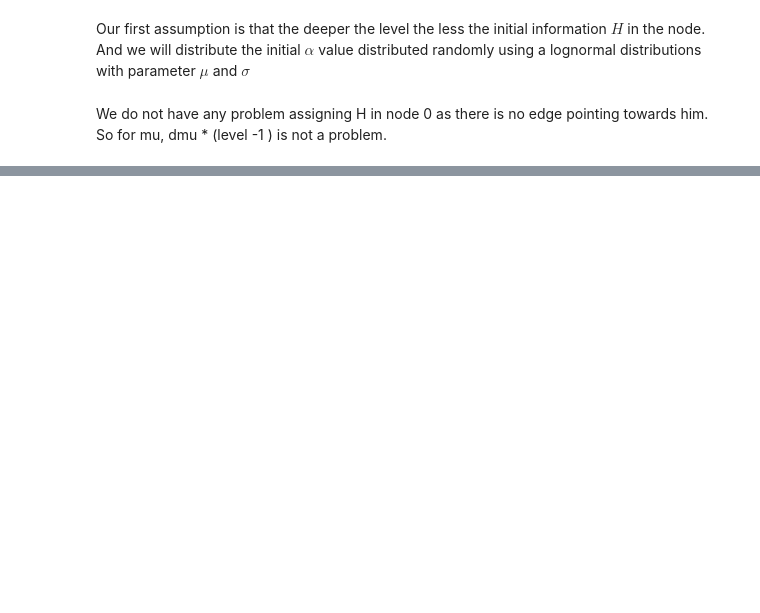
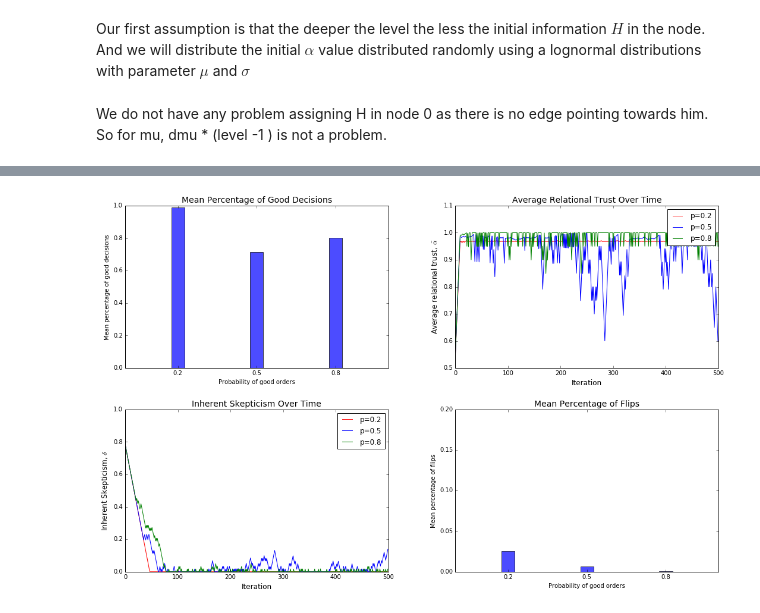
Before and after one commit to arefindk/csss16-trust, a Jupyter notebook: simple-model/trust-v1.ipynb, the cells around one changed output, grey strips where cells are left out. Saved outputs shown, nothing was run; the diff lists cells and outputs as text; code cells hidden in the pictures; blank space fills up the shorter version.

```diff
--- a/simple-model/trust-v1.ipynb
+++ b/simple-model/trust-v1.ipynb
@@ -96,10 +89,12 @@ nx.get_edge_attributes(G, 'H')
 # %%
-def trust_flow(iteration_count =, orders, mean_alpha  = 0.5, mean_info_higehst_level = 0.2, delta = 0, plot_network = False):
+def trust_flow(iteration_count, orders, mean_alpha  = 0.5, mean_info_higehst_level = 0.2, delta = 0, plot_network = False):
 
     sd_trust = 0.1
     dmu_each_level = mean_info_higehst_level / (num_levels - 1)
     mean_change_in_alpha = 0.05
+    mean_change_in_delta = mean_change_in_alpha / 3
     sd_change_in_alpha = 0.001
+    sd_change_in_delta = 0.0005
 
     for edge in G.edges():
         subordinate_node = edge[1]
@@ -114,6 +109,7 @@ def trust_flow(iteration_count =, orders, mean_alpha  = 0.5, mean_info_higehst_l
         ## Order can be -1 or 1
         flips = {1:-1, -1:1}
         order = orders[it]
+        print "iteration", it
         print order
         root_node = 0
         bits = dict()
@@ -158,6 +154,9 @@ def trust_flow(iteration_count =, orders, mean_alpha  = 0.5, mean_info_higehst_l
         ##           order)
         if Counter(bits.values())[1] > Counter(bits.values())[-1]:
             collective_outcome = "good"
+            delta -= sample_change_in_alpha(mean_change_in_delta , sd_change_in_delta)
+            if delta < 0:
+                delta = 0
             print collective_outcome
             for edge, current_alpha in nx.get_edge_attributes(G, 'alpha').items():
                 if flip_keep[edge] == "keep":
@@ -172,7 +171,7 @@ def trust_flow(iteration_count =, orders, mean_alpha  = 0.5, mean_info_higehst_l
                 else:
                 ## It was a good outcome and I did not listen to my supervisor, so I feel he is a person I should trust less, because by not listening to him, I feel that I contributed to the good outcome
                     #print edge, current_alpha
-                    new_alpha = current_alpha - sample_change_in_alpha(mean_change_in_alpha, sd_change_in_alpha)
+                    new_alpha = current_alpha - sample_change_in_alpha(mean_change_in_alpha , sd_change_in_alpha)
                     if new_alpha > 1:
                         new_alpha = 1
                     elif new_alpha < 0:
@@ -180,6 +179,9 @@ def trust_flow(iteration_count =, orders, mean_alpha  = 0.5, mean_info_higehst_l
                     G[edge[0]][edge[1]]['alpha'] = new_alpha
         else:
             collective_outcome = "bad"
+            delta += sample_change_in_alpha(mean_change_in_delta, sd_change_in_delta)
+            if delta > 1:
+                delta = 1
             print collective_outcome
             for edge, current_alpha in nx.get_edge_attributes(G, 'alpha').items():
                 if flip_keep[edge] == "keep":
@@ -201,8 +203,8 @@ def trust_flow(iteration_count =, orders, mean_alpha  = 0.5, mean_info_higehst_l
                         new_alpha = 0
                     G[edge[0]][edge[1]]['alpha'] = new_alpha
 
-
         all_iterations[it] = dict()
+        all_iterations[it]['delta'] = delta
         all_iterations[it]['collective_outcome'] = collective_outcome
         #print collective_outcome
         all_iterations[it]['flip_keep'] = flip_keep
@@ -230,24 +232,5 @@ def trust_flow(iteration_count =, orders, mean_alpha  = 0.5, mean_info_higehst_l
             color_map_edge = {"keep":'g', "flip":'r'}
             # colors = [G[u][v]['color'] for u,v in edges]
             nx.draw(G,pos, node_color=[color_map_node[bits[node]] for node in G],  edge_color=[color_map_edge[flip_keep[edge]] for edge in G.edges()],with_labels=True,arrows=True)
+            plt.title(str(it)+" "+str(order)+" "+str(collective_outcome))
     return all_iterations
-# %%
-delta = 0.6  ## The higher the delta the more skeptical we are
-plot_network = False
-mean_alpha = 0.2
-mean_info_higehst_level = 0.2
-iteration_count = 200
-order = -1
-p_good_order = 0.2
-order_size = iteration_count
-binomial_list = np.random.binomial(1,p_good_order,size =order_size)
-orders = list()
-for i in range(len(binomial_list)):
-    if binomial_list[i] == 1:
-        orders.append(1)
-    else:
-        orders.append(-1)
-
-
-
-all_iterations = trust_flow(iteration_count = iteration_count, orders = orders, mean_alpha = mean_alpha, mean_info_higehst_level = mean_info_higehst_level,delta = delta, plot_network = plot_network)
@@ -271,0 +312,5 @@ good
+# %%
+start_up = dict()
+for p_good_order in [0.2,0.5,0.8]:
+    plot_data = create_plots(iteration_count = 500, alpha = 0.5, delta = 0.8, info = 0.5, p_good_order = p_good_order, plot_network = False)
+    start_up[p_good_order] = plot_data
@@ -290,0 +509,4 @@ plt.show()
+# %%
+plot_four_figures(start_up, filename = "high_delta_high_info")
+# %% [output]
+[figure, added]
```
Also changed, not shown: parts of 21 cells of this notebook, 34 other files.
